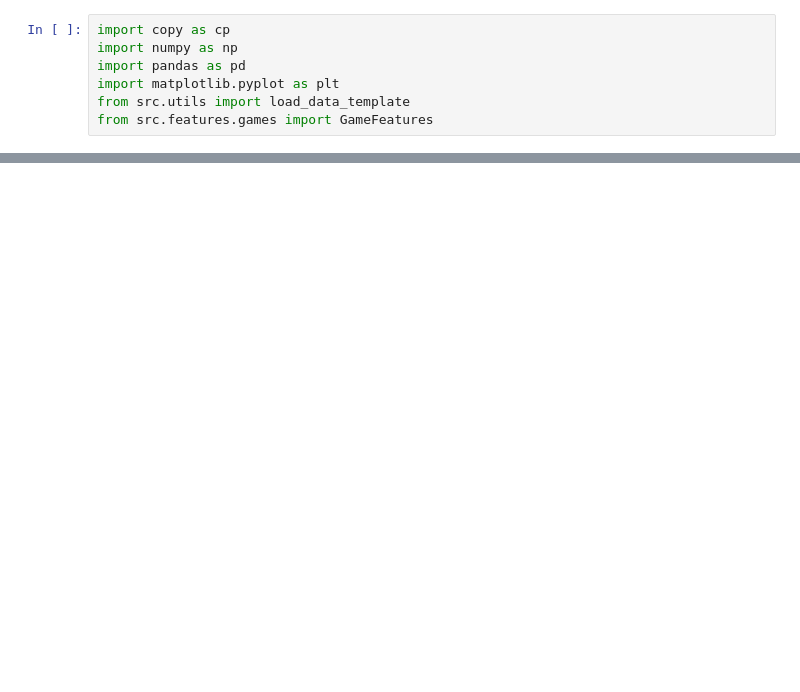
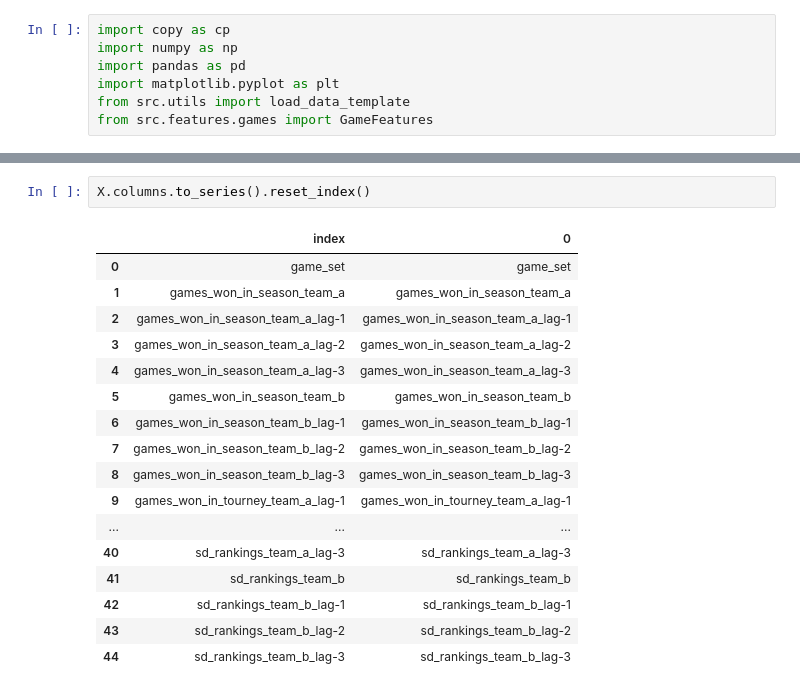
Before and after one commit to TheMoods/MarchMadness, a Jupyter notebook: Game_Features.ipynb, the cells around one changed output, grey strips where cells are left out. Drawn from its saved outputs; the diff is of its cells as text; blank space fills up the shorter version.

```diff
--- a/Game_Features.ipynb
+++ b/Game_Features.ipynb
@@ -62,0 +78,20 @@ plt.show()
+# %%
+X.columns.to_series().reset_index()
+# %% [output]
+|  | index | 0 |
+| 0 | game_set | game_set |
+| 1 | games_won_in_season_team_a | games_won_in_season_team_a |
+| 2 | games_won_in_season_team_a_lag-1 | games_won_in_season_team_a_lag-1 |
+| 3 | games_won_in_season_team_a_lag-2 | games_won_in_season_team_a_lag-2 |
+| 4 | games_won_in_season_team_a_lag-3 | games_won_in_season_team_a_lag-3 |
+| 5 | games_won_in_season_team_b | games_won_in_season_team_b |
+| 6 | games_won_in_season_team_b_lag-1 | games_won_in_season_team_b_lag-1 |
+| 7 | games_won_in_season_team_b_lag-2 | games_won_in_season_team_b_lag-2 |
+| 8 | games_won_in_season_team_b_lag-3 | games_won_in_season_team_b_lag-3 |
+| 9 | games_won_in_tourney_team_a_lag-1 | games_won_in_tourney_team_a_lag-1 |
+| ... | ... | ... |
+| 40 | sd_rankings_team_a_lag-3 | sd_rankings_team_a_lag-3 |
+| 41 | sd_rankings_team_b | sd_rankings_team_b |
+| 42 | sd_rankings_team_b_lag-1 | sd_rankings_team_b_lag-1 |
+| 43 | sd_rankings_team_b_lag-2 | sd_rankings_team_b_lag-2 |
+| 44 | sd_rankings_team_b_lag-3 | sd_rankings_team_b_lag-3 |
```
Also changed, not shown: parts of 5 cells of this notebook, 1 other file.
